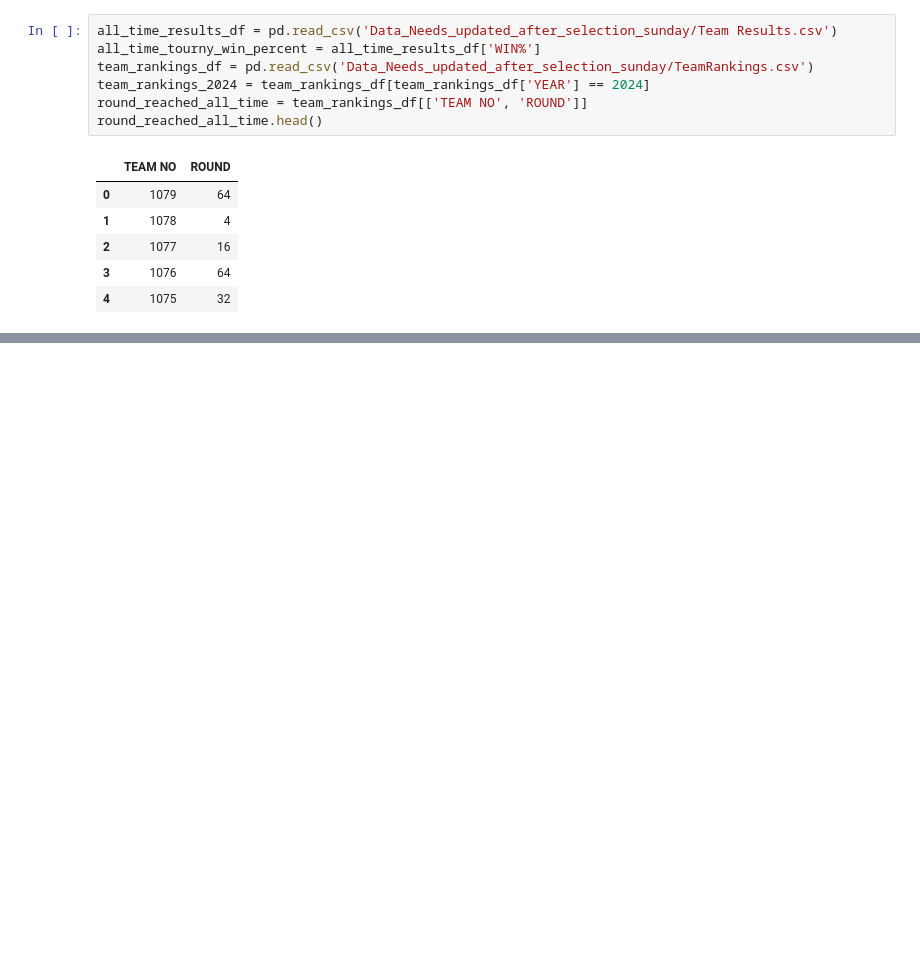
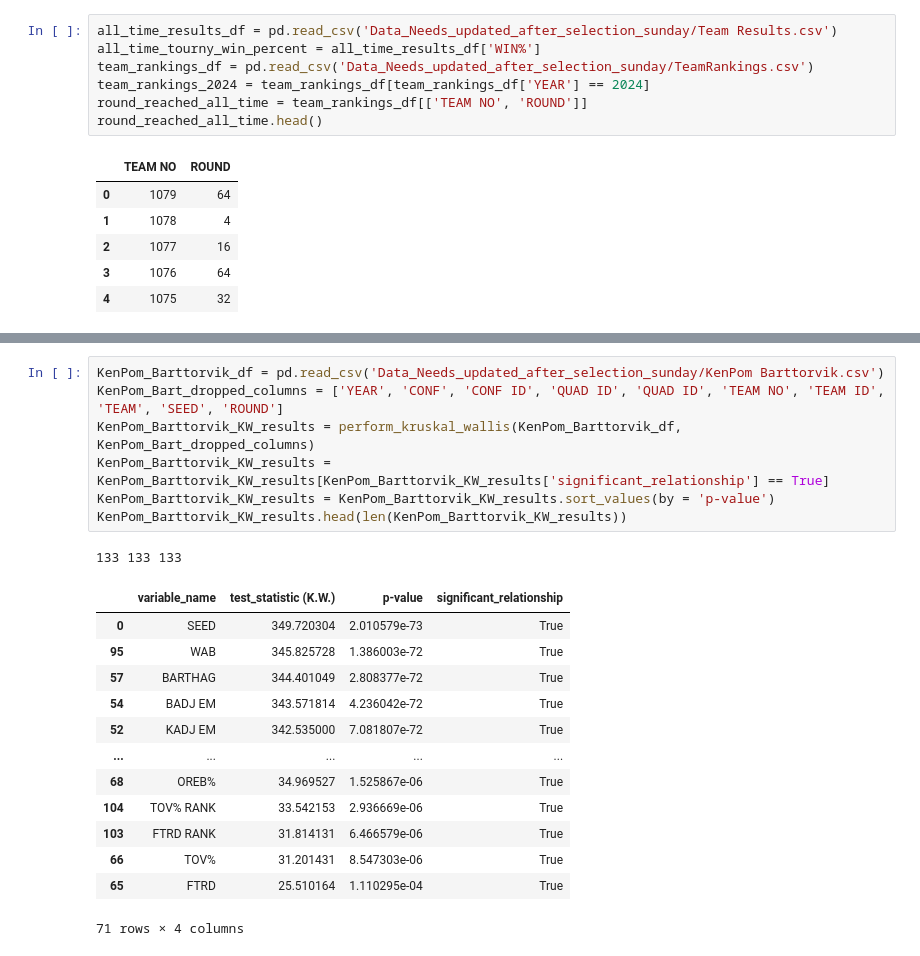
Before and after one commit to jackdorner/CSC2621FinalProject, a Jupyter notebook: FinalProject.ipynb, the cells around one changed output, grey strips where cells are left out. Drawn from its saved outputs; the diff is of its cells as text; blank space fills up the shorter version.

```diff
--- a/FinalProject.ipynb
+++ b/FinalProject.ipynb
@@ -128,0 +193,22 @@ def plot_numerical_vs_round_reached(df):
+# %%
+KenPom_Barttorvik_df = pd.read_csv('Data_Needs_updated_after_selection_sunday/KenPom Barttorvik.csv')
+KenPom_Bart_dropped_columns = ['YEAR', 'CONF', 'CONF ID', 'QUAD ID', 'QUAD ID', 'TEAM NO', 'TEAM ID', 'TEAM', 'SEED', 'ROUND']
+KenPom_Barttorvik_KW_results = perform_kruskal_wallis(KenPom_Barttorvik_df, KenPom_Bart_dropped_columns)
+KenPom_Barttorvik_KW_results = KenPom_Barttorvik_KW_results[KenPom_Barttorvik_KW_results['significant_relationship'] == True]
+KenPom_Barttorvik_KW_results = KenPom_Barttorvik_KW_results.sort_values(by = 'p-value')
+KenPom_Barttorvik_KW_results.head(len(KenPom_Barttorvik_KW_results))
+# %% [output]
+133 133 133
+|  | variable_name | test_statistic (K.W.) | p-value | significant_relationship |
+| 0 | SEED | 349.720304 | 2.010579e-73 | True |
+| 95 | WAB | 345.825728 | 1.386003e-72 | True |
+| 57 | BARTHAG | 344.401049 | 2.808377e-72 | True |
+| 54 | BADJ EM | 343.571814 | 4.236042e-72 | True |
+| 52 | KADJ EM | 342.535000 | 7.081807e-72 | True |
+| ... | ... | ... | ... | ... |
+| 68 | OREB% | 34.969527 | 1.525867e-06 | True |
+| 104 | TOV% RANK | 33.542153 | 2.936669e-06 | True |
+| 103 | FTRD RANK | 31.814131 | 6.466579e-06 | True |
+| 66 | TOV% | 31.201431 | 8.547303e-06 | True |
+| 65 | FTRD | 25.510164 | 1.110295e-04 | True |
+71 rows × 4 columns
```
Also changed, not shown: parts of 4 cells of this notebook.
